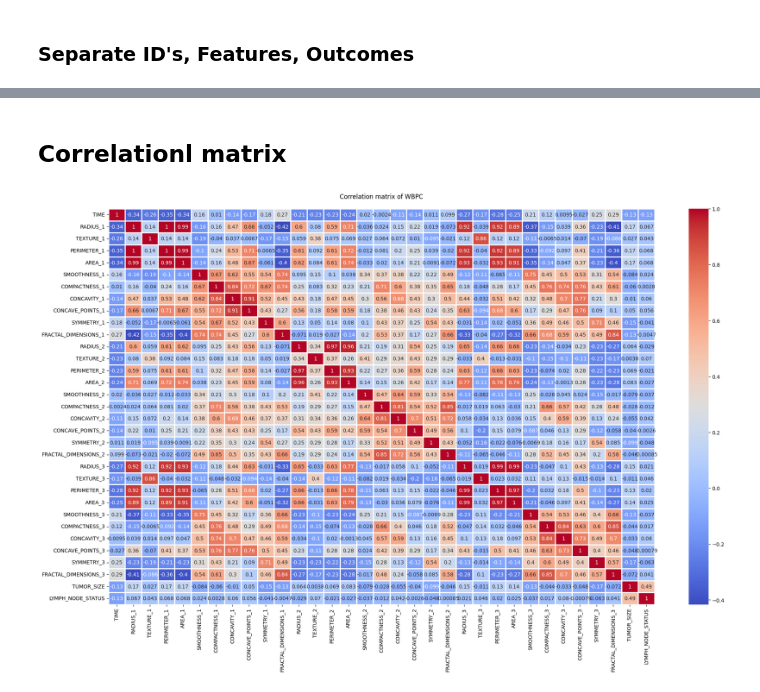
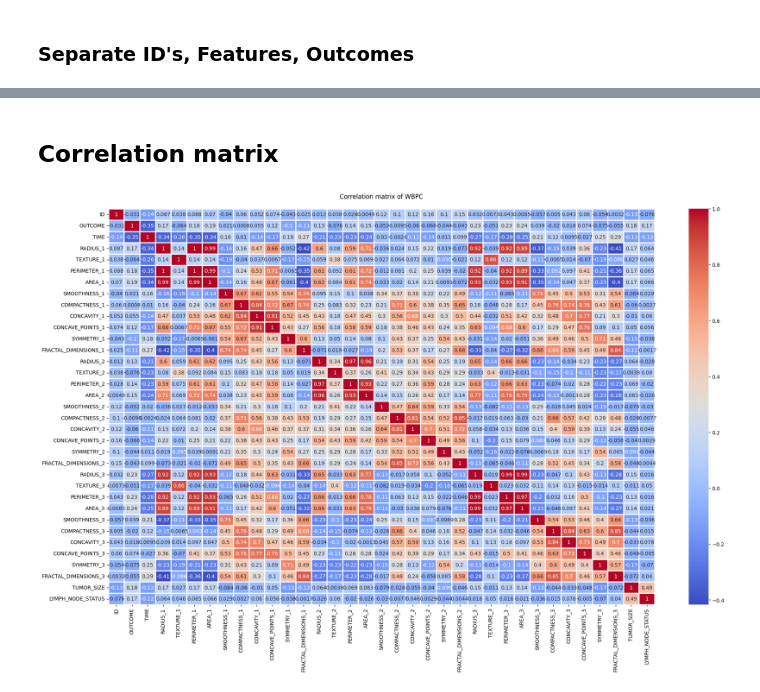
Before and after one commit to EmD4blju/breast_cancer_prognosis, a Jupyter notebook: jupyter_notebook/data_notebook.ipynb, the cells around one changed output, grey strips where cells are left out. Saved outputs shown, nothing was run; the diff lists cells and outputs as text; code cells hidden in the pictures.

```diff
--- a/jupyter_notebook/data_notebook.ipynb
+++ b/jupyter_notebook/data_notebook.ipynb
@@ -51,8 +52,3 @@ memory usage: 54.3+ KB
 | 4 | 843584 | R | 27 | 20.29 | 14.34 | 135.10 | 1297.0 | 0.10030 | 0.1328 | ... |
 5 rows × 35 columns
 None
-# %%
-wpbc_dataframe = wpbc_dataframe.replace(
-    to_replace='?',
-    value=np.nan
-)
@@ -58,0 +57,3 @@ wpbc_dataframe = wpbc_dataframe.replace(
+# %%
+encoder = spp.LabelEncoder()
+wpbc_dataframe['OUTCOME'] = encoder.fit_transform(y=wpbc_dataframe['OUTCOME'])
@@ -59,3 +62,13 @@ wpbc_dataframe = wpbc_dataframe.replace(
+# %%
+wpbc_dataframe = wpbc_dataframe.replace(
+    to_replace='?',
+    value=0
+)
+wpbc_dataframe['LYMPH_NODE_STATUS'] = wpbc_dataframe['LYMPH_NODE_STATUS'].astype(dtype=np.float64)
+wpbc_dataframe = wpbc_dataframe.replace(
+    to_replace='?',
+    value=wpbc_dataframe['LYMPH_NODE_STATUS'].mean()
+)
 # %% [markdown]
 ### Separate ID's, Features, Outcomes
 # %%
@@ -109,10 +122,10 @@ Name: OUTCOME, Length: 198, dtype: object
 # %% [markdown]
-## Correlationl matrix
+## Correlation matrix
 # %%
-correlation_matrix = wpbc_features.corr()
+correlation_matrix = wpbc_dataframe.corr()
 plt.figure(figsize=(24,14))
 sns.heatmap(correlation_matrix, cmap='coolwarm', linewidths=1, annot=True)
 plt.title('Correlation matrix of WBPC', pad=20)
 plt.show()
 # %% [output]
-[figure, old version]
+[figure, new version]
```
Also changed, not shown: parts of 12 cells of this notebook.
